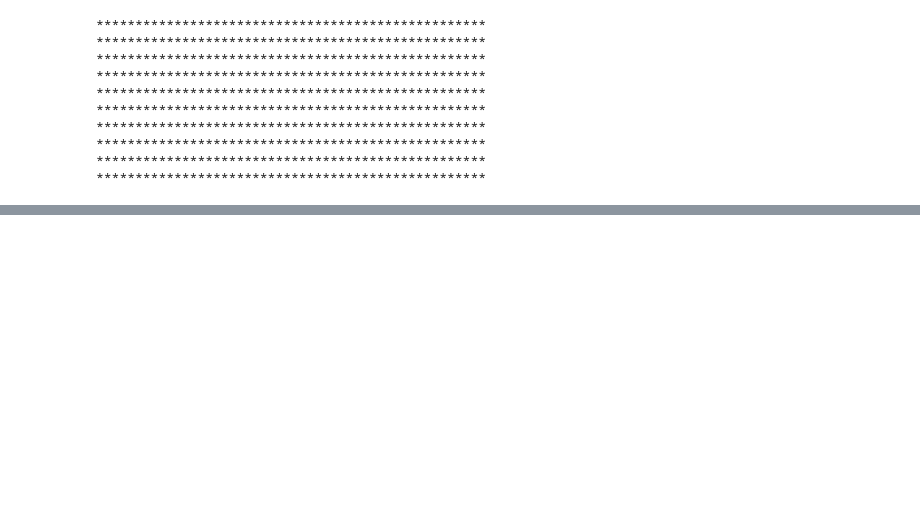
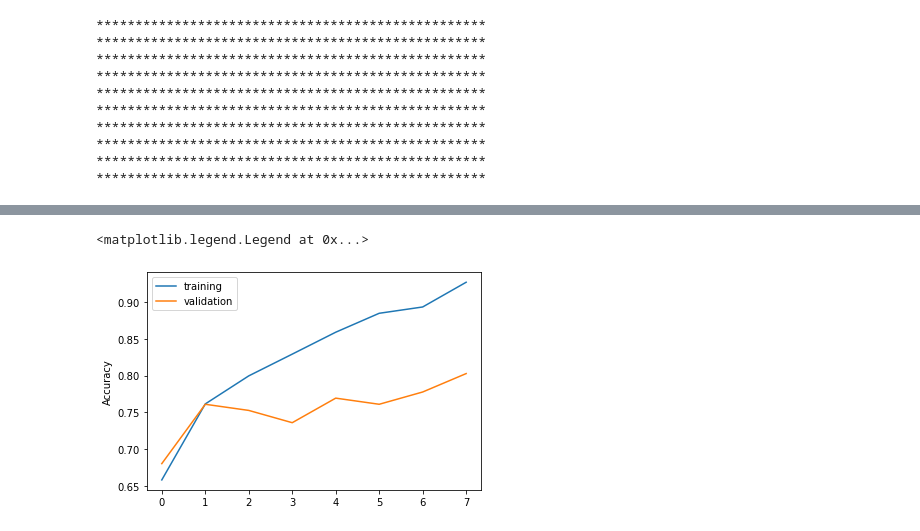
Before and after one commit to Mik3KL0/ML_Python_Proj, a Jupyter notebook: 46341.ipynb, the cells around one changed output, grey strips where cells are left out. Cells and saved outputs as stored; diff of their text form; code cells hidden in the pictures; blank space fills up the shorter version.

```diff
--- a/46341.ipynb
+++ b/46341.ipynb
@@ -49,7 +54,7 @@ def show_rgb_layers(image, subplots_args=dict()):
 # %%
 from imports_for_ML import load_images
 
-X, y = load_images(img_dir, n_images=10000, resize=(50, 50))
+x, y = load_images(img_dir, n_images=10000, resize=(100, 100))
 # %% [output]
 **************************************************
 **************************************************
@@ -63,0 +82,2 @@ X, y = load_images(img_dir, n_images=10000, resize=(50, 50))
+# %%
+x_train, x_test, y_train, y_test = train_test_split(x,y, test_size = 0.1, random_state=42)
@@ -63,0 +92,31 @@ X, y = load_images(img_dir, n_images=10000, resize=(50, 50))
+# %%
+model = Sequential([
+#first convolution layer, then max pooling
+Conv2D(32,(3,3), activation = 'relu', kernel_initializer='he_uniform'),
+MaxPooling2D((3,3)),
+BatchNormalization(),
+Dropout(0.1),
+#next convolution layer, then max pooling
+Conv2D(64,(3,3), activation = 'relu', kernel_initializer='he_uniform'),
+MaxPooling2D((2,2)),
+BatchNormalization(),
+Dropout(0.1),
+#last convolution layer, then maxpooling
+Conv2D(128, (3,3), activation = 'relu', kernel_initializer='he_uniform'),
+MaxPooling2D((2,2)),
+BatchNormalization(),
+Dropout(0.1),
+
+#flattening and adding 64 ordinary neurons
+Flatten(),
+Dense(128, activation = 'relu'),
+Dropout(0.3),
+
+#last binary neuron outputting 1 or 0; dog or cat
+Dense(1, activation='sigmoid')
+
+])
+model.compile(loss = 'binary_crossentropy', optimizer = 'adam', metrics = ['accuracy'])
+# %%
+stop_early = EarlyStopping(patience = 4)
+history = model.fit(x_train, y_train, epochs = 30, validation_split= 0.04, callbacks=[stop_early])
@@ -63,0 +160,8 @@ X, y = load_images(img_dir, n_images=10000, resize=(50, 50))
+# %%
+plt.plot(history.history['accuracy'], label='training')
+plt.plot(history.history['val_accuracy'], label='validation')
+plt.ylabel('Accuracy')
+plt.legend()
+# %% [output]
+<matplotlib.legend.Legend at 0x...>
+[figure, added]
```
Also changed, not shown: parts of 10 cells of this notebook.
